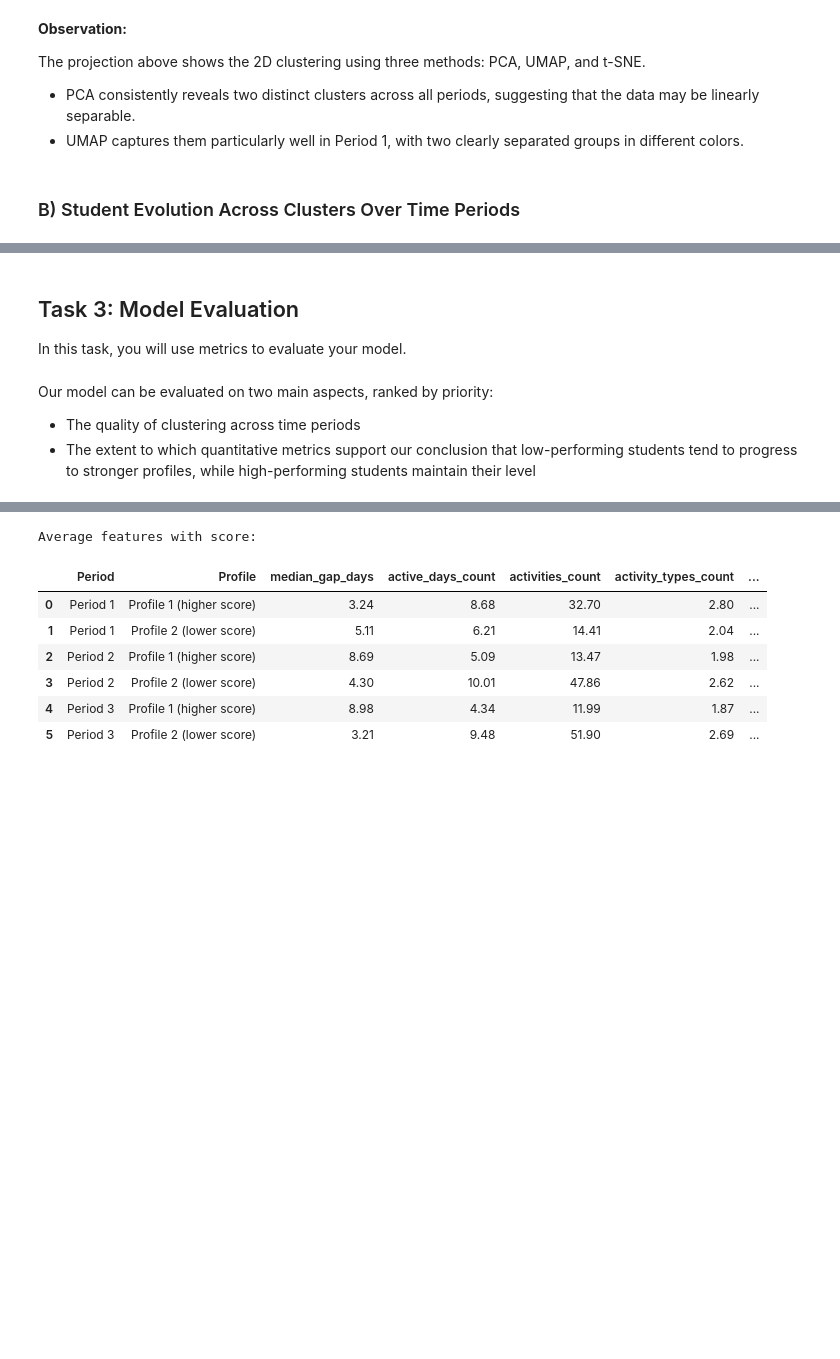
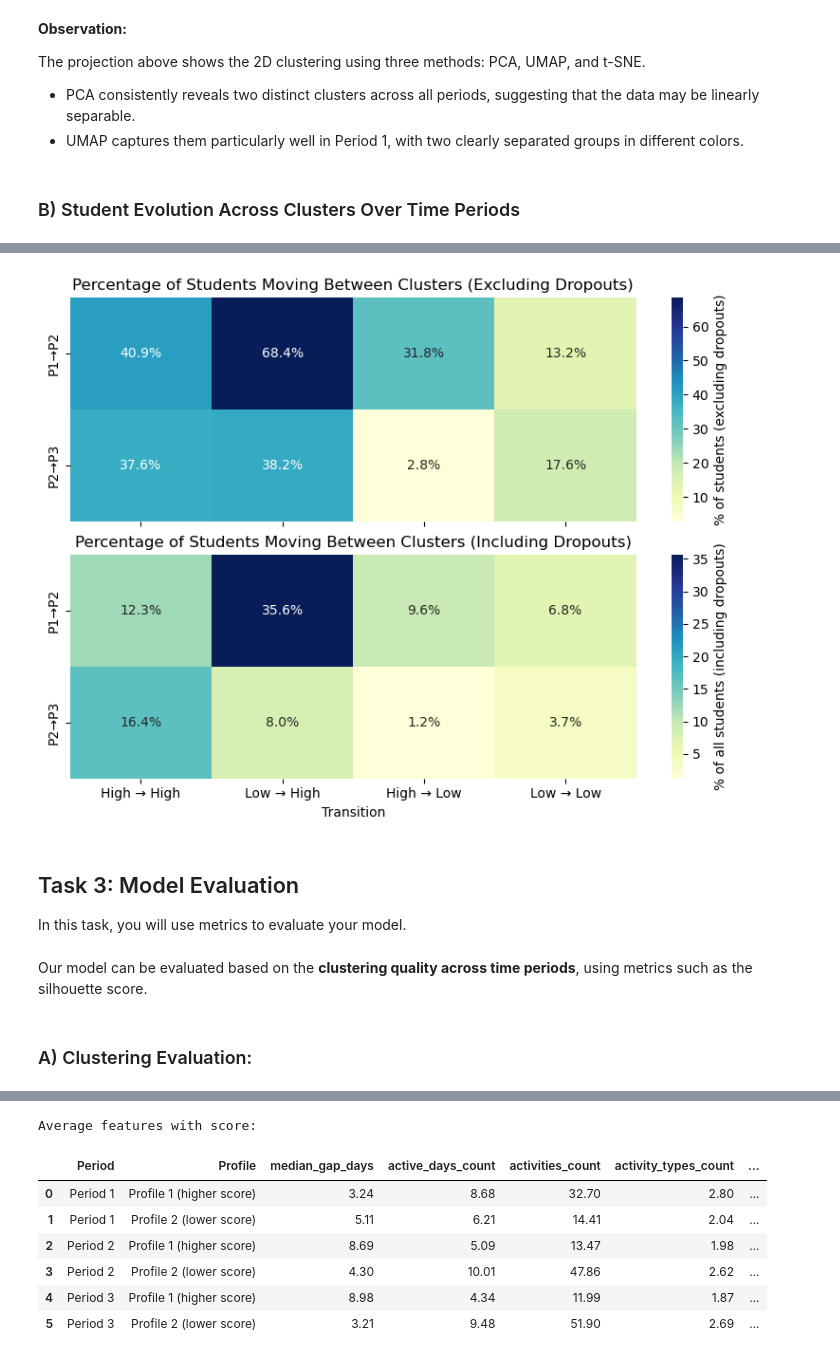
Before and after one commit to malenraychev/BigMMMBehaviour, a Jupyter notebook: m7_RQ2_MMM.ipynb, the cells around one changed output, grey strips where cells are left out. Cells and saved outputs as stored; diff of their text form; code cells hidden in the pictures; blank space fills up the shorter version.

Commit message:
Working on heatmap

```diff
--- a/m7_RQ2_MMM.ipynb
+++ b/m7_RQ2_MMM.ipynb
@@ -1020,8 +1057,78 @@ This suggests an overall improvement in student performance over time, with many
+# %%
+# Define labels and order
+transition_label_map = {
+    '0→0': 'High → High',
+    '1→0': 'Low → High',
+    '0→1': 'High → Low',
+    '1→1': 'Low → Low'
+}
+transition_order = list(transition_label_map.keys())
+heatmap_index = ['P1→P2', 'P2→P3']
+period_pairs = [('Period 1', 'Period 2'), ('Period 2', 'Period 3')]
+
+# Exclude dropouts
+heatmap_data_excl = []
+for from_p, to_p in period_pairs:
+    row = []
+    for t in transition_order:
+        fc, tc = int(t[0]), int(t[-1])
+        mask = (
+            (fluctuation_metrics['from_period'] == from_p) &
+            (fluctuation_metrics['to_period'] == to_p) &
+            (fluctuation_metrics['from_cluster'] == fc) &
+            (fluctuation_metrics['to_cluster'] == tc)
+        )
+        percent = fluctuation_metrics.loc[mask, 'percent']
+        row.append(percent.values[0] if not percent.empty else 0.0)
+    heatmap_data_excl.append(row)
+heatmap_df_excl = pd.DataFrame(heatmap_data_excl, columns=[transition_label_map[t] for t in transition_order], index=heatmap_index)
+
+# Include dropouts
+heatmap_data_incl = []
+for from_p, to_p in period_pairs:
+    total = cluster_sizes.loc[from_p].sum() + dropouts.get(from_p, 0)
+    row = []
+    for t in transition_order:
+        fc, tc = int(t[0]), int(t[-1])
+        mask = (
+            (fluctuation_metrics['from_period'] == from_p) &
+            (fluctuation_metrics['to_period'] == to_p) &
+            (fluctuation_metrics['from_cluster'] == fc) &
+            (fluctuation_metrics['to_cluster'] == tc)
+        )
+        count = fluctuation_metrics.loc[mask, 'count']
+        percent = (count.values[0] / total * 100) if not count.empty else 0.0
+        row.append(percent)
+    heatmap_data_incl.append(row)
+heatmap_df_incl = pd.DataFrame(heatmap_data_incl, columns=[transition_label_map[t] for t in transition_order], index=heatmap_index)
+
+# Plot heatmaps
+fig, axes = plt.subplots(2, 1, figsize=(8, 6), sharex=True)
+
+for i, (df, title, cbar_label) in enumerate([
+    (heatmap_df_excl, "Percentage of Students Moving Between Clusters (Excluding Dropouts)", "% of students (excluding dropouts)"),
+    (heatmap_df_incl, "Percentage of Students Moving Between Clusters (Including Dropouts)", "% of all students (including dropouts)")
+]):
+    sns.heatmap(
+        df,
+        annot=df.applymap(lambda x: f"{x:.1f}%"),
+        fmt="",
+        cmap="YlGnBu",
+        cbar_kws={'label': cbar_label},
+        ax=axes[i]
+    )
+    axes[i].set_title(title)
+    axes[i].set_ylabel("")
+axes[1].set_xlabel("Transition")
+
+plt.tight_layout()
+plt.show()
+# %% [output]
+[figure, added]
 # %% [markdown]
 ## Task 3: Model Evaluation
 In this task, you will use metrics to evaluate your model.
 # %% [markdown]
-Our model can be evaluated on two main aspects, ranked by priority:
-
-- The quality of clustering across time periods
-- The extent to which quantitative metrics support our conclusion that low-performing students tend to progress to stronger profiles, while high-performing students maintain their level
+Our model can be evaluated based on the **clustering quality across time periods**, using metrics such as the silhouette score.
+# %% [markdown]
+### A) Clustering Evaluation:
```
Also changed, not shown: parts of 6 cells of this notebook, 1 other file.
